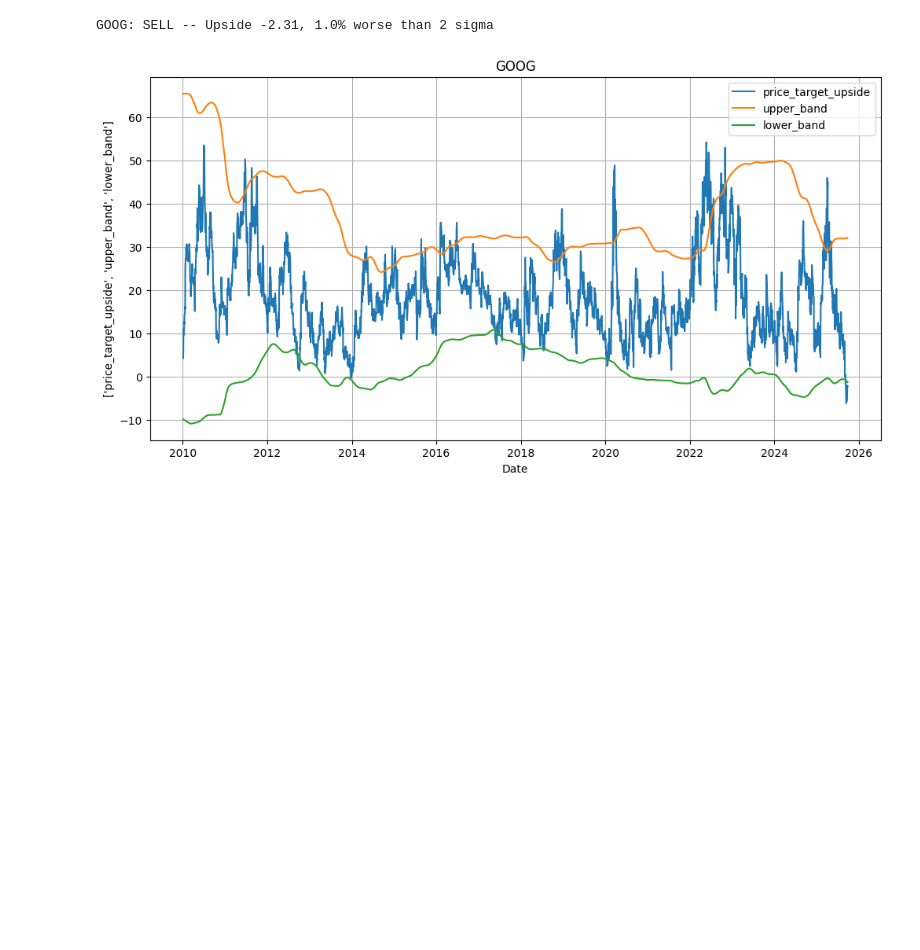
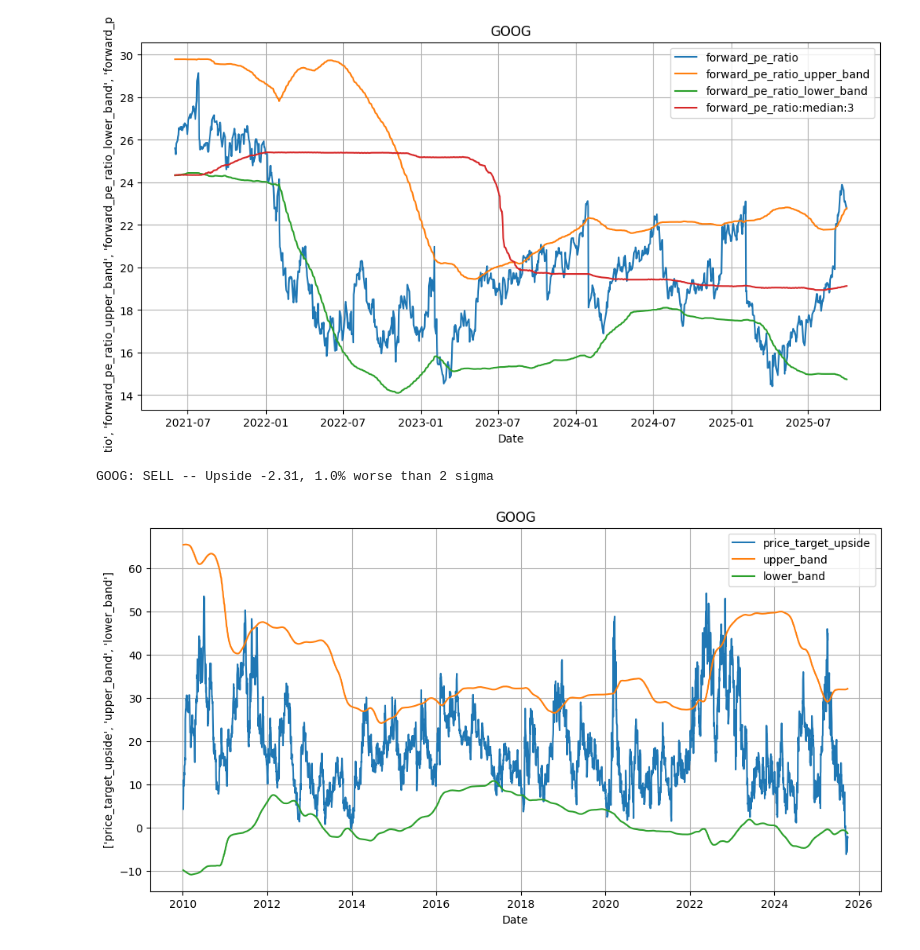
Before and after one commit to PawelLawrynowicz/tick, a Jupyter notebook: tick.ipynb, the cells around one changed output. Drawn from its saved outputs; the diff is of its cells as text; code cells hidden in the pictures; blank space fills up the shorter version.

```diff
--- a/tick.ipynb
+++ b/tick.ipynb
@@ -138,3 +223,13 @@ class Stock:
+# %%
+goog = Stock("GOOG")
+ax = goog.plot(
+goog.ticker,
+# ["price_target", "price_target_trend"],
+["forward_pe_ratio", "forward_pe_ratio_upper_band", "forward_pe_ratio_lower_band", "forward_pe_ratio:median:3"],
+start_date="2021-06-01"
+)
+# %% [output]
+[figure, added]
 # %%
 # msft = Stock("MSFT")
 # ax = msft.plot("Price & Target", ["price", "price_target"], log_scale=True, start_date="2015-01-01")
```
Also changed, not shown: parts of 3 cells of this notebook.
